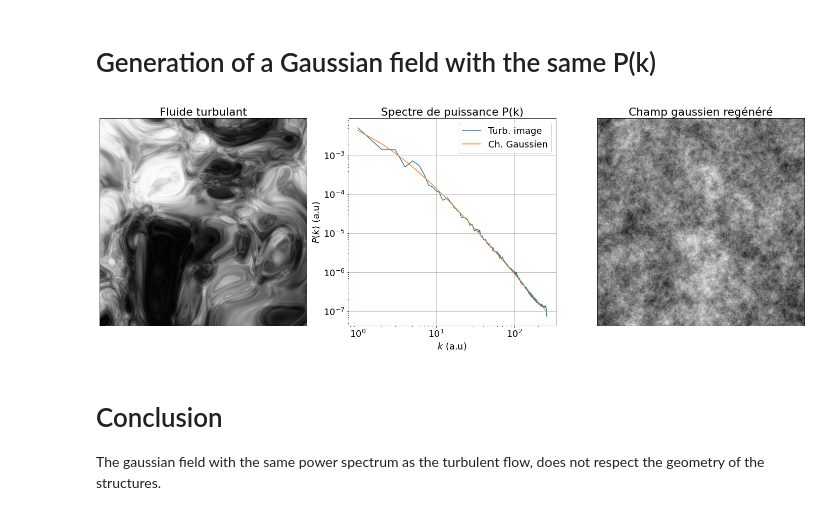
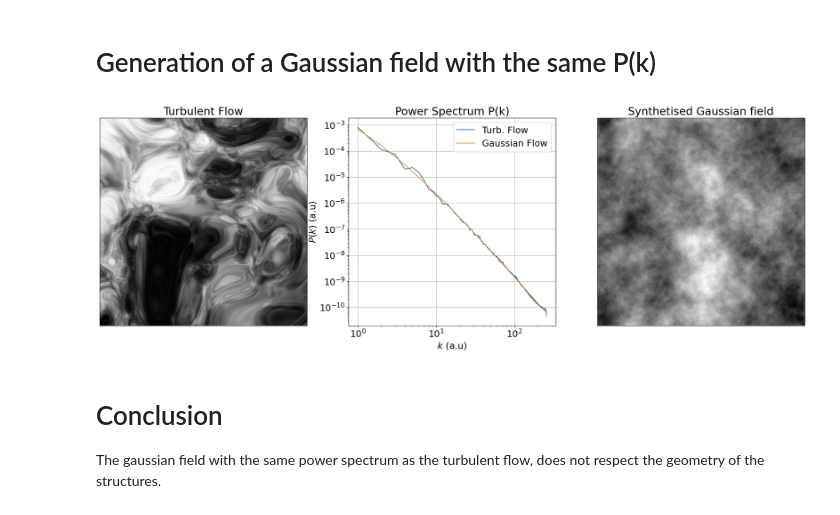
Before and after one commit to jecampagne/cours_mallat_cdf, a Jupyter notebook: cours2023/gaussian_vs_turbulent_fow.ipynb, the cells around one changed output. Saved outputs shown, nothing was run; the diff lists cells and outputs as text; code cells hidden in the pictures.

```diff
--- a/cours2023/gaussian_vs_turbulent_fow.ipynb
+++ b/cours2023/gaussian_vs_turbulent_fow.ipynb
@@ -68,7 +71,7 @@ kvals = 0.5 * (kbins[1:] + kbins[:-1])
 Abins, _, _ = stats.binned_statistic(knrm, fourier_amplitudes,
                                      statistic = "mean",
                                      bins = kbins)
-Abins *= np.pi * (kbins[1:]**2 - kbins[:-1]**2)
+#Abins *= np.pi * (kbins[1:]**2 - kbins[:-1]**2)
 # %%
 from scipy.interpolate import UnivariateSpline
 pk_interp = UnivariateSpline(np.log10(kvals), np.log10(Abins))  # interpolate the P(k) in loglog
@@ -86,31 +89,31 @@ lnpb = pbox.PowerBox(
 # %%
 fig, axs = plt.subplots(1,3,figsize=(25,10))
 
 axs[0].imshow(image,cmap='gray')
 axs[0].set_xticks([])
 axs[0].set_yticks([])
-axs[0].set_title("Fluide turbulant")
+axs[0].set_title("Turbulent Flow")
 
-axs[1].loglog(kvals, Abins,label='Turb. image')
-axs[1].loglog(kvals,10**pk_interp(np.log10(kvals)), label='Ch. Gaussien')
+axs[1].loglog(kvals, Abins,label='Turb. Flow')
+axs[1].loglog(kvals,10**pk_interp(np.log10(kvals)), label='Gaussian Flow')
 axs[1].set_xlabel("$k$ (a.u)")
 axs[1].set_ylabel("$P(k)$ (a.u)")
 dy=np.abs(np.log10(axs[1].get_ylim()[1])-np.log10(axs[1].get_ylim()[0]))
 dx=np.abs(np.log10(axs[1].get_xlim()[1])-np.log10(axs[1].get_xlim()[0]))
 golden_mean = 1#(np.sqrt(5)-1.0)/2.0
 axs[1].set_aspect((dx/dy)*golden_mean,adjustable='box')
 axs[1].legend()
 
-axs[1].set_title("Spectre de puissance P(k)")
+axs[1].set_title("Power Spectrum P(k)")
 axs[1].grid()
 
 axs[2].imshow(lnpb.delta_x(),cmap='gray')
 axs[2].set_xticks([])
 axs[2].set_yticks([])
-axs[2].set_title("Champ gaussien regénéré")
+axs[2].set_title("Synthetised Gaussian field")
 plt.show()
 # %% [output]
-[figure, old version]
+[figure, new version]
 # %% [markdown]
 # Conclusion
 
```
Also changed, not shown: parts of 5 cells of this notebook.
